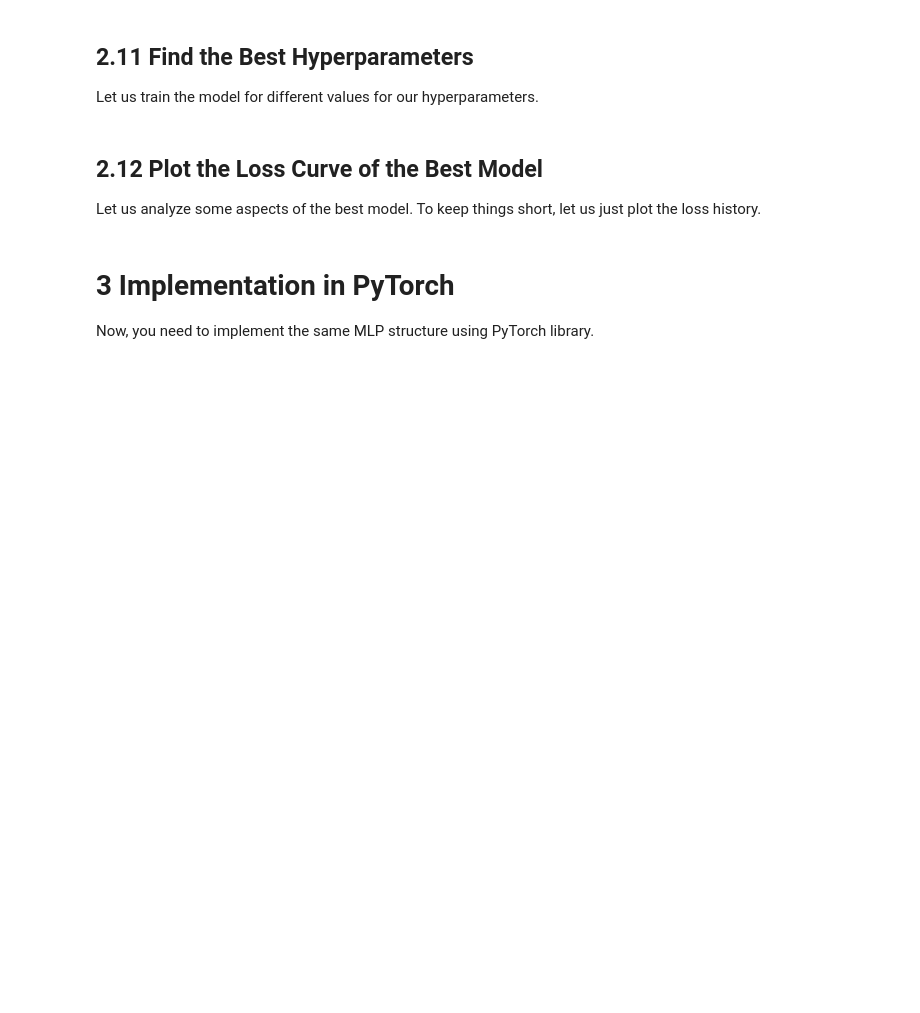
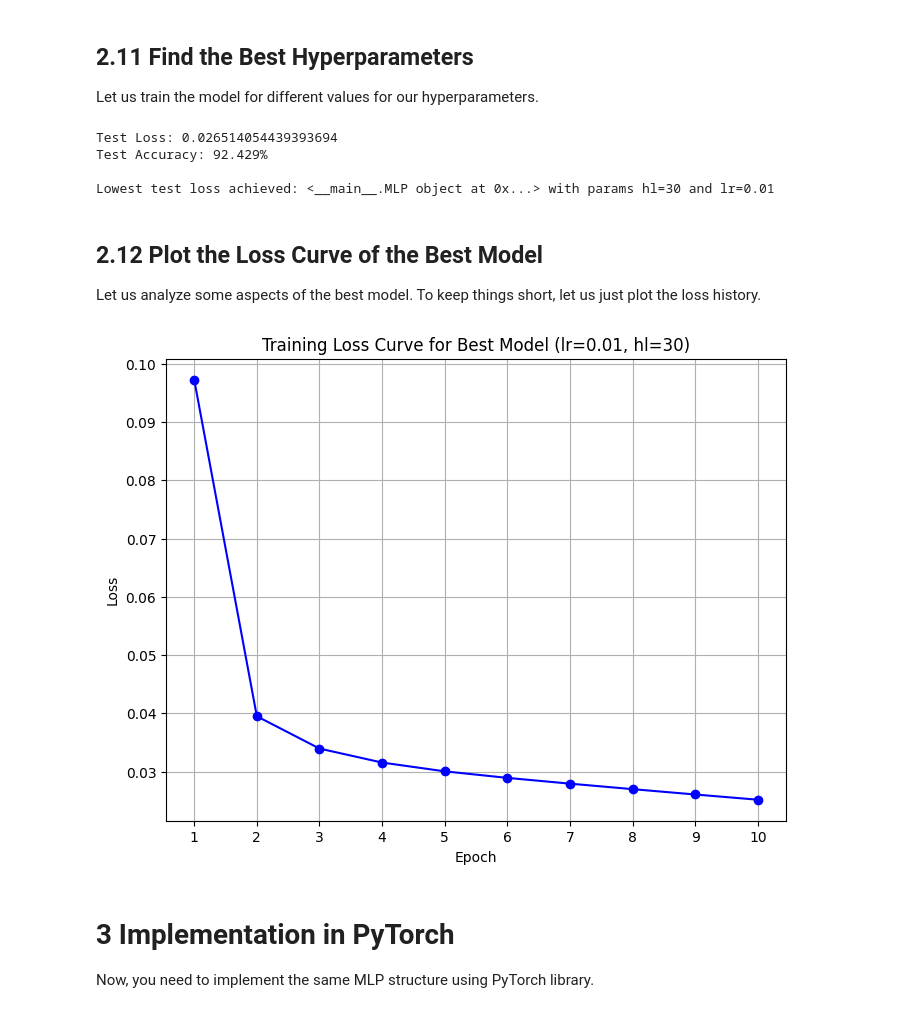
Before and after one commit to kkKaan/a-deep-learning-library-implementation, a Jupyter notebook: the2.ipynb, the cells around one changed output. Cells and saved outputs as stored; diff of their text form; code cells hidden in the pictures; blank space fills up the shorter version.

```diff
--- a/the2.ipynb
+++ b/the2.ipynb
@@ -2035,8 +2035,8 @@ plot_loss_curve(loss_list)
 
 Let us train the model for different values for our hyperparameters.
 # %%
-learning_rates = [1e-2, 1e-3, 1e-4,1e-5]
-hidden_layer_sizes = [5,10,30]
+learning_rates = [1e-2] # 1e-3, 1e-4,1e-5
+hidden_layer_sizes = [30] #,10,30]
 
 # results is dictionary mapping tuples of the form
 # (learning_rate, hidden_layer_size) to tuples of the form
@@ -2053,31 +2053,41 @@ test_data, test_labels = data_preprocessing("test_data.csv")
 
 data = train_data.values.tolist()
 labels = train_labels.tolist()
+test_data = test_data.values.tolist()
+test_labels = test_labels.tolist()
 
-for lr in learning_rates:
+# for lr in learning_rates:
 
-    for hl in hidden_layer_sizes:
+#     for hl in hidden_layer_sizes:
 
-        # Create and train a new MLP instance
-        mlp = MLP(input_size=input_size, hidden_size=hl, output_size=output_size)
-        loss_list = egit(mlp, data, labels, epochs, lr)
-        train_loss = loss_list[-1]
+#         # Create and train a new MLP instance
+#         mlp = MLP(input_size=input_size, hidden_size=hl, output_size=output_size)
+#         loss_list = egit(mlp, data, labels, epochs, lr)
+#         train_loss = loss_list[-1]
 
-        # Predict values for test set and calculate test loss
-        test_loss, test_accuracy = test(mlp, test_data, test_labels)
+#         # Predict values for test set and calculate test loss
+#         test_loss, test_accuracy = test(mlp, test_data, test_labels)
 
-        print(f"learning rate={lr} and hidden layer size={hl} provided train_loss={train_loss:.3f} and test_loss={test_loss:.3f}")
+#         print(f"learning rate={lr} and hidden layer size={hl} provided train_loss={train_loss:.3f} and test_loss={test_loss:.3f}")
 
-        # Save the results
-        results[(lr,hl)] = (train_loss, test_loss)
-        if test_loss < best_loss:
-            best_lr = lr
-            best_hl = hl
-            best_loss = test_loss
-            best_model = mlp
-            best_loss_list = loss_list
+#         # Save the results
+#         results[(lr,hl)] = (train_loss, test_loss)
+#         if test_loss < best_loss:
+#             best_lr = lr
+#             best_hl = hl
+#             best_loss = test_loss
+#             best_model = mlp
+#             best_loss_list = loss_list
 
-print(f'\nLowest test loss achieved: {best_loss} with params hl={best_hl} and lr={best_lr}')
+best_model = mlp
+test_loss, test_accuracy = test(mlp, test_data, test_labels)
+
+print(f'\nLowest test loss achieved: {best_model} with params hl={hidden_layer_sizes[0]} and lr={learning_rates[0]}')
+# %% [output]
+Test Loss: 0.026514054439393694
+Test Accuracy: 92.429%
+
+Lowest test loss achieved: <__main__.MLP object at 0x...> with params hl=30 and lr=0.01
 # %% [markdown]
 ## 2.12 Plot the Loss Curve of the Best Model
 
@@ -2085,24 +2095,26 @@ Let us analyze some aspects of the best model. To keep things short, let us just
 # %%
 def plot_best_loss_curve(loss_list, best_lr, best_hl):
     """
     Plots the loss curve for the best model using the given loss history.
 
     Parameters:
         loss_list (list of floats): The list containing the loss values after each epoch for the best model.
         best_lr (float): The learning rate used for the best model.
         best_hl (int): The hidden layer size used for the best model.
     """
     plt.figure(figsize=(8, 6))
     plt.plot(range(1, len(loss_list) + 1), loss_list, marker='o', linestyle='-', color='blue')
     plt.title(f"Training Loss Curve for Best Model (lr={best_lr}, hl={best_hl})")
     plt.xlabel("Epoch")
     plt.ylabel("Loss")
     plt.xticks(range(1, len(loss_list) + 1))
     plt.grid(True)
     plt.show()
 
 # Plot the loss curve for the best model
-# plot_best_loss_curve(best_loss_list, best_lr, best_hl)
+plot_best_loss_curve(loss_list, 0.01, 30)
+# %% [output]
+[figure, added]
 # %% [markdown]
 # 3 Implementation in PyTorch
 
```
Also changed, not shown: parts of 4 cells of this notebook.
